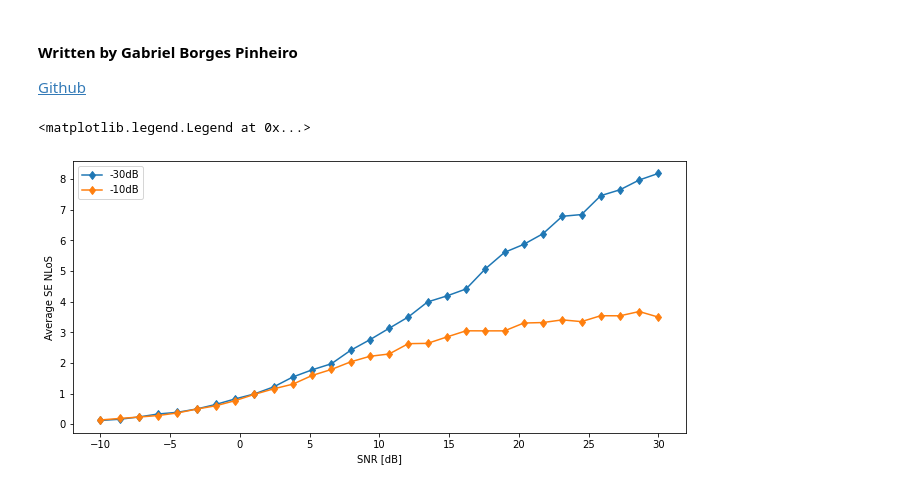
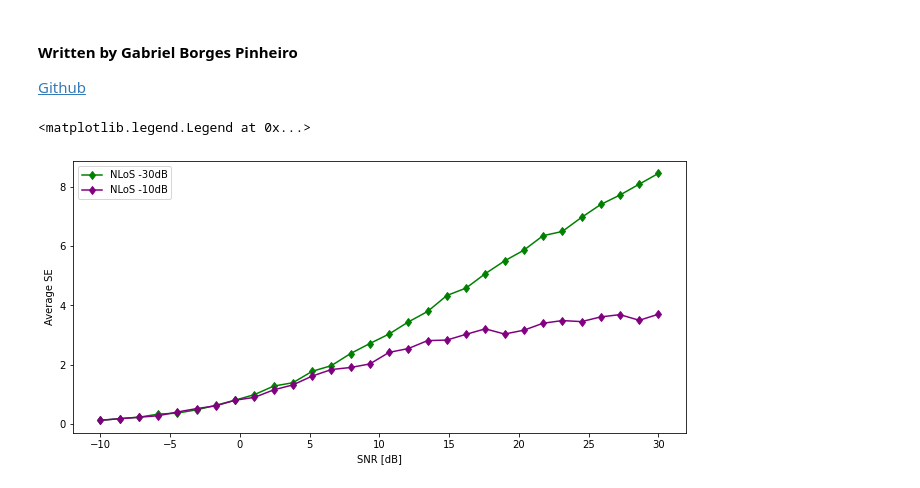
Before and after one commit to gabrielbopi/cellfree_ic, a Jupyter notebook: Gabriel/SE_stochastic-SNR0.ipynb, the cells around one changed output. Saved outputs shown, nothing was run; the diff lists cells and outputs as text; code cells hidden in the pictures.

```diff
--- a/Gabriel/SE_stochastic-SNR0.ipynb
+++ b/Gabriel/SE_stochastic-SNR0.ipynb
@@ -23,7 +24,8 @@ def randn_nlos(beta, snr0):
     h = (np.sqrt(1/2))*g
     h[1] *= np.sqrt(beta)
     a = (np.abs(h[0])**2)/(np.abs(h[1])**2 + sigma)
-    return np.log2(1+a)
+    SE0LoS = np.log2(1+a)
+    return SE0LoS
 # %%
 def SE_mean(beta, snr0, mc):
     samples_SE = []
@@ -39,17 +46,20 @@ n = 30
 SNR0_db = np.linspace(snr_db['min'], snr_db['max'], num=n)
 SNR0 = inv_db(SNR0_db)
 # %%
+color = ['green','purple']
+c = 0
 fig, ax = plt.subplots(figsize = (11,5))
-ax.set_ylabel("Average SE NLoS")
+ax.set_ylabel("Average SE")
 ax.set_xlabel("SNR [dB]")
 
 for b in beta_db:
     SE = np.array([])
-    label = '{}dB'.format(b)
+    label = 'NLoS {}dB'.format(b)
     for i in SNR0:
         SE = np.append(SE, SE_mean(inv_db(b), i, mc))
-    ax.plot(SNR0_db, SE, label = label, marker = 'd')
+    ax.plot(SNR0_db, SE, label = label, marker = 'd', color = color[c])
+    c += 1
 ax.legend()
 # %% [output]
 <matplotlib.legend.Legend at 0x...>
-[figure, old version]
+[figure, new version]
```
Also changed, not shown: parts of 3 cells of this notebook.
